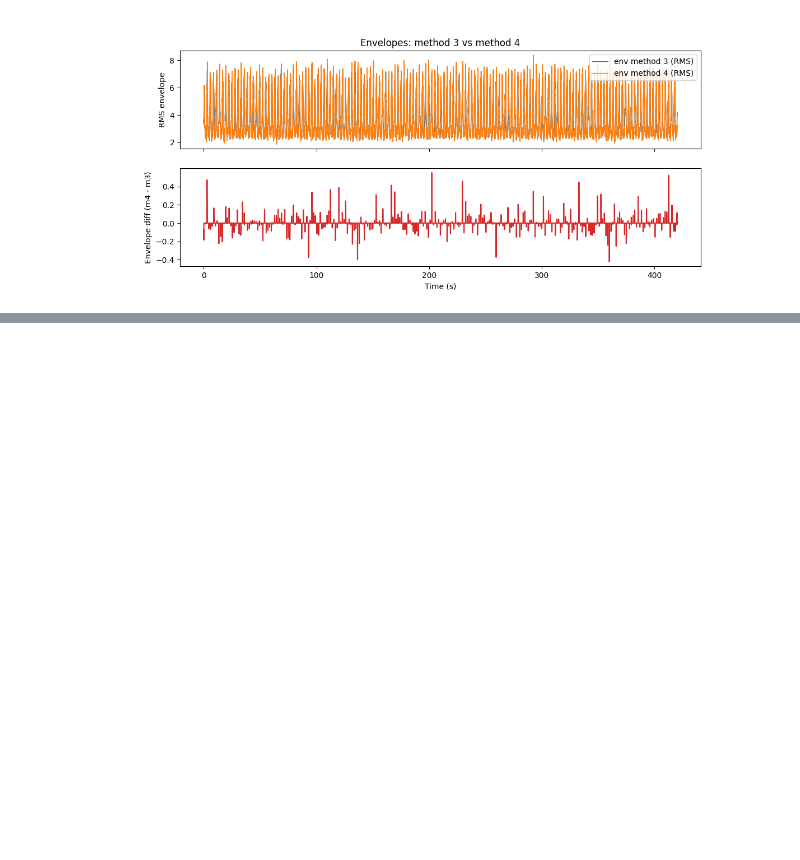
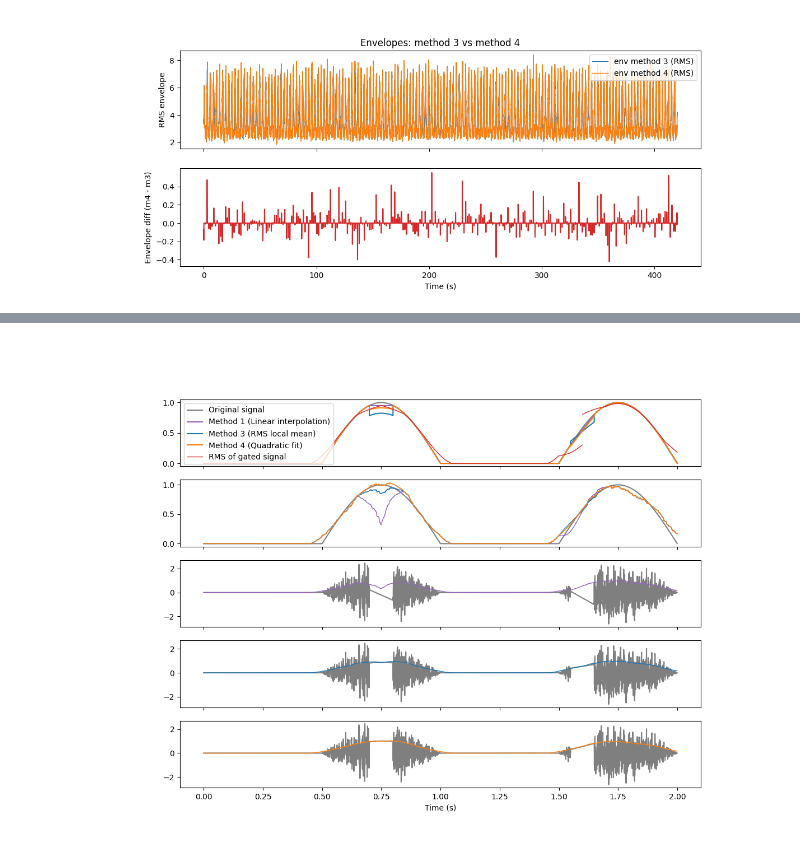
Before and after one commit to resurfemg-org/ReSurfEMG, a Jupyter notebook: notebooks/dev/feature_development/gating_np_interpolation.ipynb, the cells around one changed output, grey strips where cells are left out. Drawn from its saved outputs; the diff is of its cells as text; code cells hidden in the pictures; blank space fills up the shorter version.

```diff
--- a/notebooks/dev/feature_development/gating_np_interpolation.ipynb
+++ b/notebooks/dev/feature_development/gating_np_interpolation.ipynb
@@ -949,3 +975,97 @@ ax_env[1].set_xlabel('Time (s)')
 # %% [output]
 Text(0.5, 0, 'Time (s)')
 [figure]
+# %%
+fs_test = 2048
+t = np.arange(0, 2, 1/fs_test)
+x = np.sin(2 * np.pi * (t + 0.5))
+x[x < 0.0] = 0
+
+peak_idxs = np.array([0.75 * fs_test, 1.6 * fs_test], dtype=int)
+noise_fixed = np.random.RandomState(seed=1)
+x_noise = x * noise_fixed.randn(*x.shape)
+
+# Remaining envelope after gaiting (used for fills)
+gate_width = 205
+emg_x_gated = copy.deepcopy(x_noise)
+max_sample = emg_x_gated.shape[0]
+
+# With continuous data
+peaks = np.asarray(peak_idxs, dtype=int).ravel()
+if peaks.size > 0:
+    # Build boolean mask of gate samples
+    gate_mask = np.zeros(max_sample, dtype=bool)
+    half_w = gate_width / 2
+    starts = np.maximum(0, (peaks - half_w).astype(int))
+    ends = np.minimum(max_sample, (peaks + half_w).astype(int))
+    for s, e in zip(starts, ends):
+        if s < e:
+            gate_mask[s:e] = True
+
+    # Compute RMS with gated samples as NaN
+    emg_x_gated_base = x.copy()
+    emg_x_gated_base[gate_mask] = np.nan
+    emg_x_gated_rms = evl.full_rolling_rms(
+        emg_x_gated_base, gate_width)
+    emg_x_gated[gate_mask] = np.nan
+
+x_lin = gating_new(x, peak_idxs=peak_idxs, method=1, gate_width=205)
+x_rms_lin = gating_new(x, peak_idxs=peak_idxs, method=3, gate_width=205)
+x_rms_quad = gating_new(x, peak_idxs=peak_idxs, method=4, gate_width=205, poly_width=205)
+
+# With stochastic data
+gate_width = 205
+emg_raw_gated = copy.deepcopy(x_noise)
+max_sample = emg_raw_gated.shape[0]
+
+peaks = np.asarray(peak_idxs, dtype=int).ravel()
+if peaks.size > 0:
+    # Build boolean mask of gate samples
+    gate_mask = np.zeros(max_sample, dtype=bool)
+    half_w = gate_width / 2
+    starts = np.maximum(0, (peaks - half_w).astype(int))
+    ends = np.minimum(max_sample, (peaks + half_w).astype(int))
+    for s, e in zip(starts, ends):
+        if s < e:
+            gate_mask[s:e] = True
+
+    # Compute RMS with gated samples as NaN
+    emg_raw_gated_base = emg_raw_gated.copy()
+    emg_raw_gated_base[gate_mask] = np.nan
+    emg_raw_gated_rms = evl.full_rolling_rms(
+        emg_raw_gated_base, gate_width)
+    emg_raw_gated[gate_mask] = np.nan
+
+x_lin_noise = x_lin * noise_fixed.randn(*x_lin.shape)
+x_lin_gate_noise = gating_new(x_noise, peak_idxs=peak_idxs, method=1, gate_width=205)
+x_lin_env = evl.full_rolling_rms(x_lin_gate_noise, 205)
+x_rms_lin_noise = x_rms_lin * noise_fixed.randn(*x_rms_lin.shape)
+x_rms_lin_gate_noise = gating_new(x_noise, peak_idxs=peak_idxs, method=3, gate_width=205)
+x_rms_lin_env = evl.full_rolling_rms(x_rms_lin_gate_noise, 205)
+x_rms_quad_noise = x_rms_quad * noise_fixed.randn(*x_rms_quad.shape)
+x_rms_quad_gate_noise = gating_new(x_noise, peak_idxs=peak_idxs, method=4, gate_width=205, poly_width=205)
+x_rms_quad_env = evl.full_rolling_rms(x_rms_quad_gate_noise, 205)
+
+fig, ax = plt.subplots(5, 1, figsize=(12, 9), sharex=True)
+ax[0].plot(t, x, label='Original signal', color='tab:gray')
+ax[0].plot(t, x_lin, label='Method 1 (Linear interpolation)', color='tab:purple')
+ax[0].plot(t, x_rms_lin, label='Method 3 (RMS local mean)', color='tab:blue')
+ax[0].plot(t, x_rms_quad, label='Method 4 (Quadratic fit)', color='tab:orange')
+ax[0].plot(t, emg_x_gated_rms, label='RMS of gated signal', color='tab:red', lw=1)
+ax[0].legend(loc='upper left')
+
+ax[1].plot(t, x, label='Original signal', color='tab:gray')
+ax[1].plot(t, x_lin_env, label='Method 1 (Linear interpolation) envelope', color='tab:purple', lw=1)
+ax[1].plot(t, x_rms_lin_env, label='Method 3 (RMS local mean) envelope', color='tab:blue', lw=1)
+ax[1].plot(t, x_rms_quad_env, label='Method 4 (Quadratic fit) envelope', color='tab:orange', lw=1)
+
+ax[2].plot(t, x_lin_gate_noise, label='Method 1 (Linear interpolation) + noise', color='tab:gray')
+ax[2].plot(t, x_lin_env, label='Method 1 (Linear interpolation) envelope', color='tab:purple', lw=1)
+
+ax[3].plot(t, x_rms_lin_gate_noise, label='Method 3 (RMS local mean) + noise', color='tab:gray')
+ax[3].plot(t, x_rms_lin_env, label='Method 3 (RMS local mean) envelope', color='tab:blue', lw=1)
+
+ax[4].plot(t, x_rms_quad_gate_noise, label='Method 4 (Quadratic fit) + noise', color='tab:gray')
+ax[4].plot(t, x_rms_quad_env, label='Method 4 (Quadratic fit) envelope', color='tab:orange', lw=1)
+ax[4].set_xlabel('Time (s)')
+# %% [output]
@@ -951,0 +1073 @@ Text(0.5, 0, 'Time (s)')
+[figure, added]
```
Also changed, not shown: parts of 9 cells of this notebook, 2 other files.
